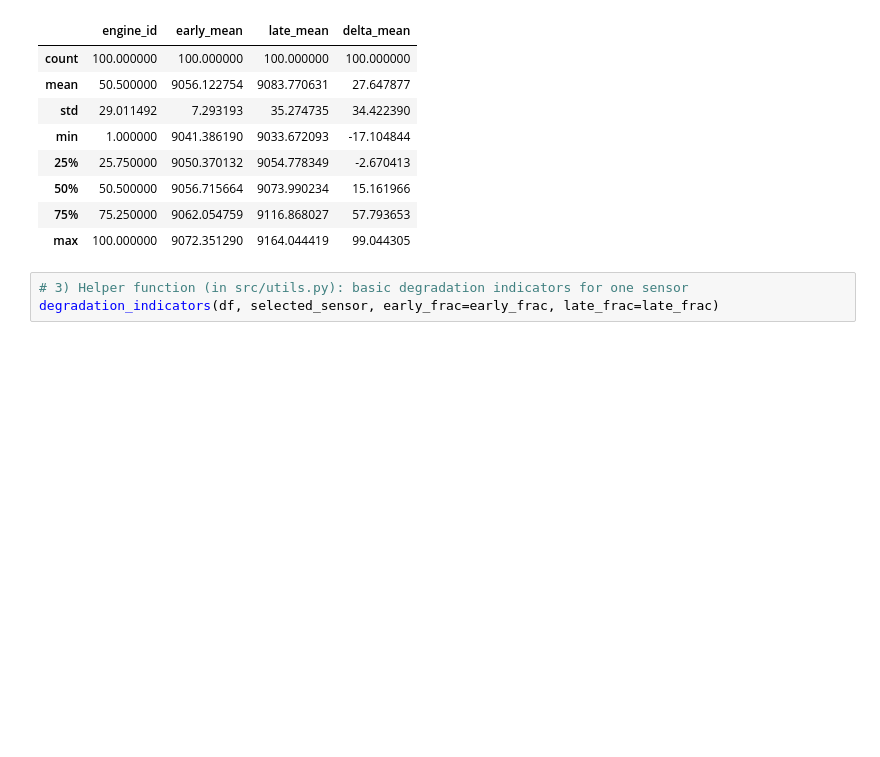
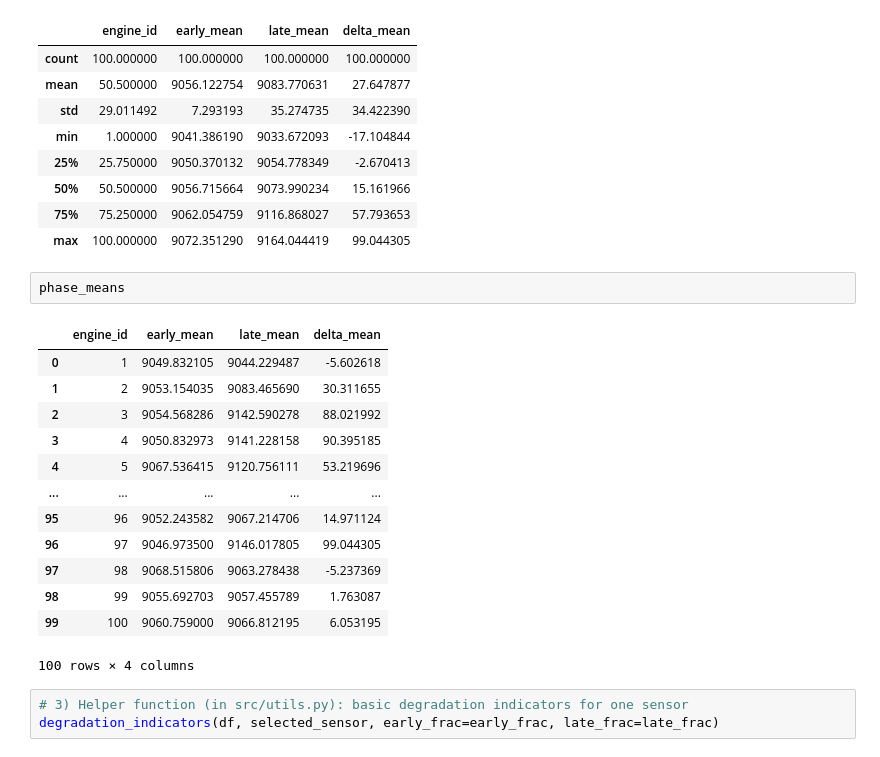
Before and after one commit to mudassarm30/remote-diagnostics, a Jupyter notebook: notebooks/02_rule_based_diagnostics.ipynb, the cells around one changed output. Cells and saved outputs as stored; diff of their text form; blank space fills up the shorter version.

```diff
--- a/notebooks/02_rule_based_diagnostics.ipynb
+++ b/notebooks/02_rule_based_diagnostics.ipynb
@@ -190,6 +190,22 @@ phase_means[["engine_id", "early_mean", "late_mean", "delta_mean"]].describe()
 | 50% | 50.500000 | 9056.715664 | 9073.990234 | 15.161966 |
 | 75% | 75.250000 | 9062.054759 | 9116.868027 | 57.793653 |
 | max | 100.000000 | 9072.351290 | 9164.044419 | 99.044305 |
+# %%
+phase_means
+# %% [output]
+|  | engine_id | early_mean | late_mean | delta_mean |
+| 0 | 1 | 9049.832105 | 9044.229487 | -5.602618 |
+| 1 | 2 | 9053.154035 | 9083.465690 | 30.311655 |
+| 2 | 3 | 9054.568286 | 9142.590278 | 88.021992 |
+| 3 | 4 | 9050.832973 | 9141.228158 | 90.395185 |
+| 4 | 5 | 9067.536415 | 9120.756111 | 53.219696 |
+| ... | ... | ... | ... | ... |
+| 95 | 96 | 9052.243582 | 9067.214706 | 14.971124 |
+| 96 | 97 | 9046.973500 | 9146.017805 | 99.044305 |
+| 97 | 98 | 9068.515806 | 9063.278438 | -5.237369 |
+| 98 | 99 | 9055.692703 | 9057.455789 | 1.763087 |
+| 99 | 100 | 9060.759000 | 9066.812195 | 6.053195 |
+100 rows × 4 columns
 # %%
 # 3) Helper function (in src/utils.py): basic degradation indicators for one sensor
 degradation_indicators(df, selected_sensor, early_frac=early_frac, late_frac=late_frac)
```
Also changed, not shown: parts of 5 cells of this notebook, 1 other file.
